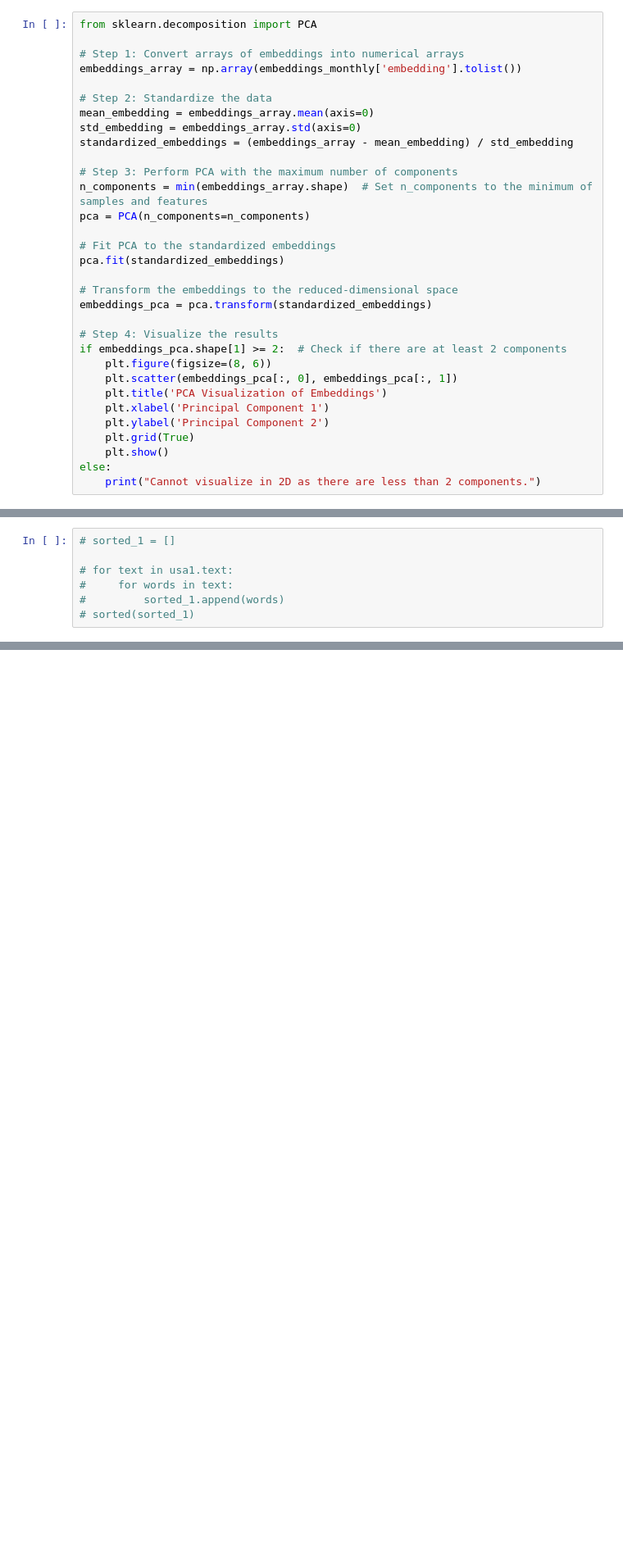
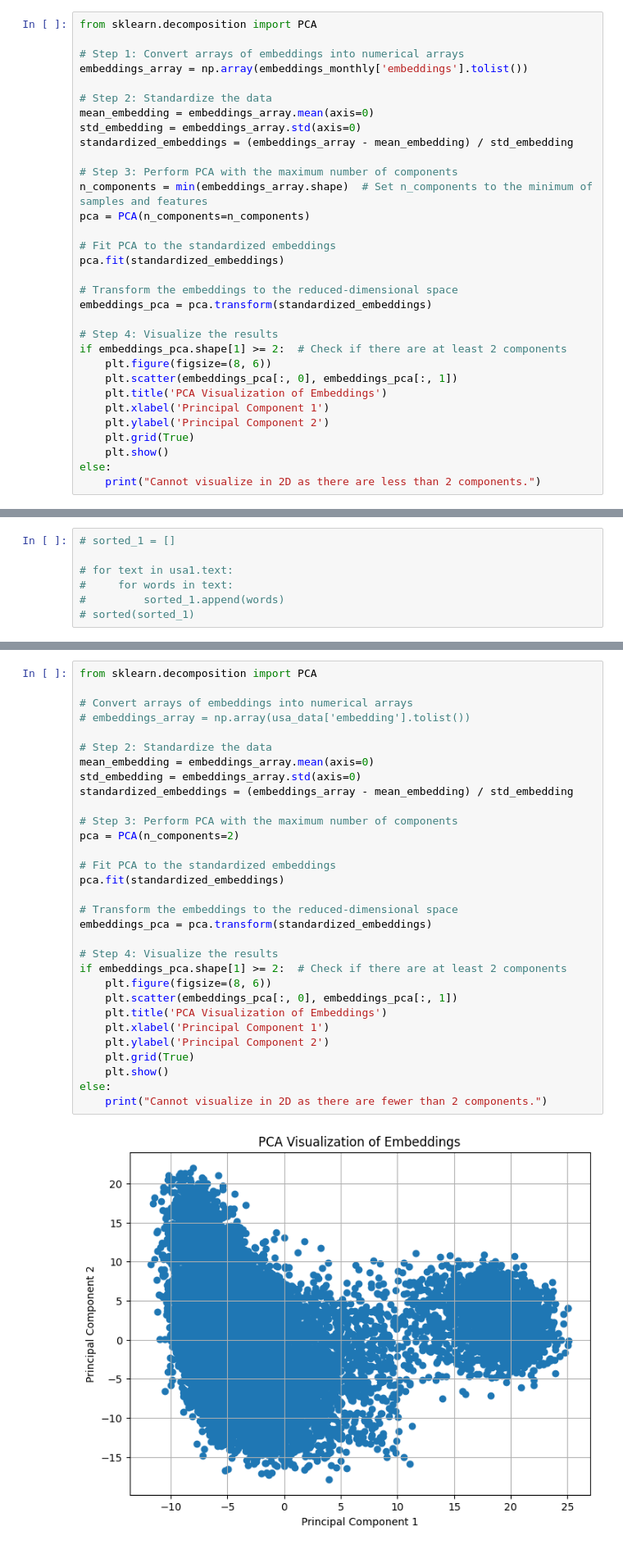
Before and after one commit to Nina-mvH/Sentiment-Analysis-on-Covid-Tweets, a Jupyter notebook: sentiment-analysis-on-vaccine-tweets.ipynb, the cells around one changed output, grey strips where cells are left out. Shown at 82% size. Cells and saved outputs as stored; diff of their text form; blank space fills up the shorter version.

Commit message:
Kaggle Notebook | Sentiment Analysis on vaccine tweets | Version 19 | PCA plot

```diff
--- a/sentiment-analysis-on-vaccine-tweets.ipynb
+++ b/sentiment-analysis-on-vaccine-tweets.ipynb
@@ -562,7 +560,7 @@ plt.show()
 from sklearn.decomposition import PCA
 
 # Step 1: Convert arrays of embeddings into numerical arrays
-embeddings_array = np.array(embeddings_monthly['embedding'].tolist())
+embeddings_array = np.array(embeddings_monthly['embeddings'].tolist())
 
 # Step 2: Standardize the data
 mean_embedding = embeddings_array.mean(axis=0)
@@ -601,0 +616,33 @@ AttributeError: 'SeriesGroupBy' object has no attribute 'tolist'
+# %%
+from sklearn.decomposition import PCA
+
+# Convert arrays of embeddings into numerical arrays
+# embeddings_array = np.array(usa_data['embedding'].tolist())
+
+# Step 2: Standardize the data
+mean_embedding = embeddings_array.mean(axis=0)
+std_embedding = embeddings_array.std(axis=0)
+standardized_embeddings = (embeddings_array - mean_embedding) / std_embedding
+
+# Step 3: Perform PCA with the maximum number of components
+pca = PCA(n_components=2)
+
+# Fit PCA to the standardized embeddings
+pca.fit(standardized_embeddings)
+
+# Transform the embeddings to the reduced-dimensional space
+embeddings_pca = pca.transform(standardized_embeddings)
+
+# Step 4: Visualize the results
+if embeddings_pca.shape[1] >= 2:  # Check if there are at least 2 components
+    plt.figure(figsize=(8, 6))
+    plt.scatter(embeddings_pca[:, 0], embeddings_pca[:, 1])
+    plt.title('PCA Visualization of Embeddings')
+    plt.xlabel('Principal Component 1')
+    plt.ylabel('Principal Component 2')
+    plt.grid(True)
+    plt.show()
+else:
+    print("Cannot visualize in 2D as there are fewer than 2 components.")
+# %% [output]
+[figure, added]
```
Also changed, not shown: parts of 10 cells of this notebook.
